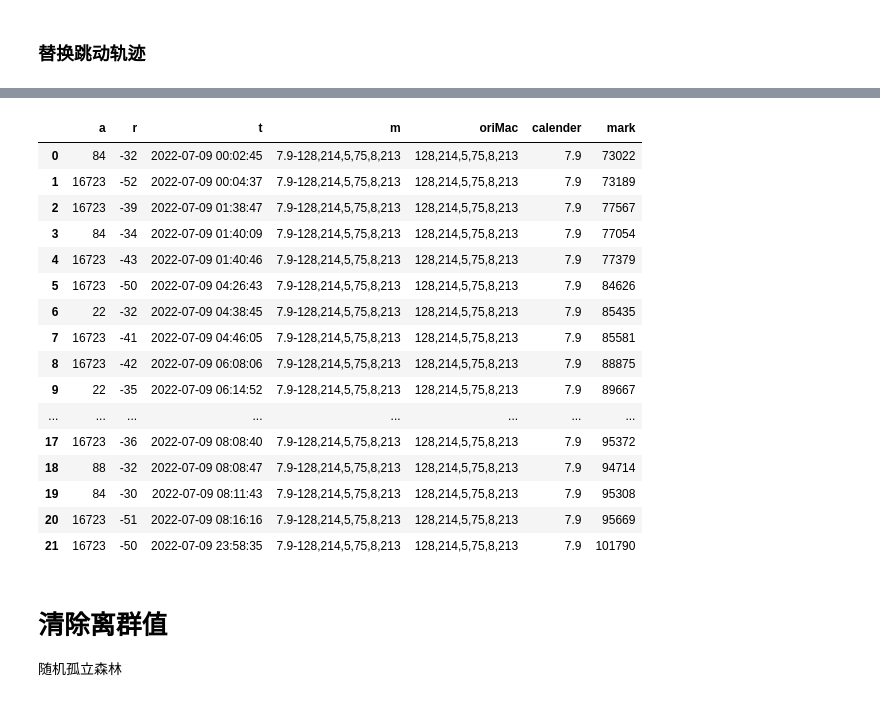
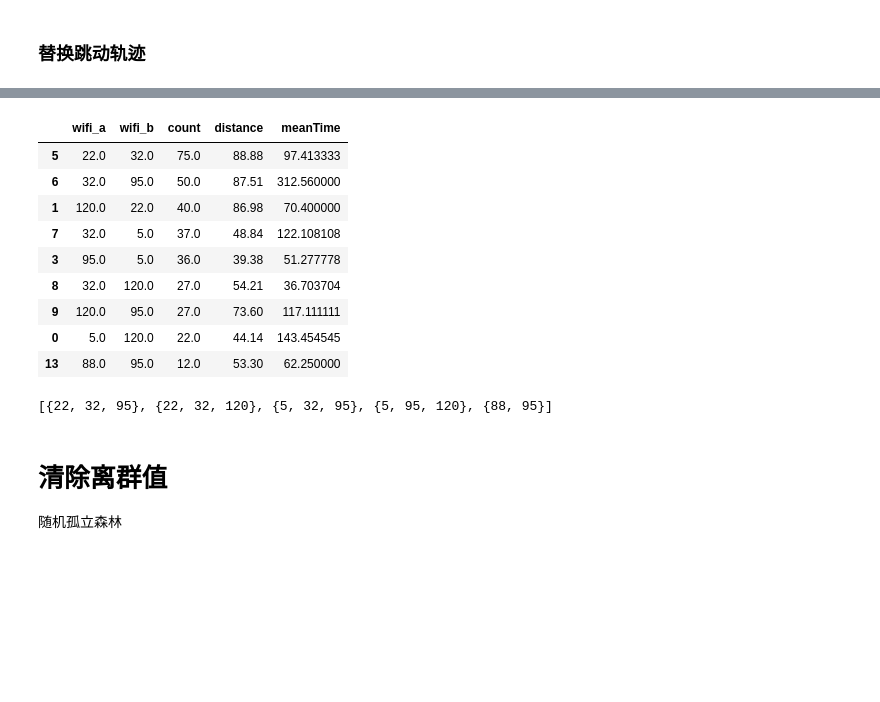
Before and after one commit to RickH-Arch/MEIRL-GAIL-Behavior-Cloning, a Jupyter notebook: wifi_track_data/wifi_track_data_clean_advanced.ipynb, the cells around one changed output, grey strips where cells are left out. Cells and saved outputs as stored; diff of their text form; code cells hidden in the pictures; blank space fills up the shorter version.

```diff
--- a/wifi_track_data/wifi_track_data_clean_advanced.ipynb
+++ b/wifi_track_data/wifi_track_data_clean_advanced.ipynb
@@ -525,0 +501,19 @@ del_marks
+# %%
+df_count = utils.GetJumpWifiTrack(df_now)
+df_count
+# %% [output]
+|  | wifi_a | wifi_b | count | distance | meanTime |
+| 5 | 22.0 | 32.0 | 75.0 | 88.88 | 97.413333 |
+| 6 | 32.0 | 95.0 | 50.0 | 87.51 | 312.560000 |
+| 1 | 120.0 | 22.0 | 40.0 | 86.98 | 70.400000 |
+| 7 | 32.0 | 5.0 | 37.0 | 48.84 | 122.108108 |
+| 3 | 95.0 | 5.0 | 36.0 | 39.38 | 51.277778 |
+| 8 | 32.0 | 120.0 | 27.0 | 54.21 | 36.703704 |
+| 9 | 120.0 | 95.0 | 27.0 | 73.60 | 117.111111 |
+| 0 | 5.0 | 120.0 | 22.0 | 44.14 | 143.454545 |
+| 13 | 88.0 | 95.0 | 12.0 | 53.30 | 62.250000 |
+# %%
+track_sets = utils.GetJumpTrackSets(df_count.wifi_a.values,df_count.wifi_b.values)
+track_sets
+# %% [output]
+[{22, 32, 95}, {22, 32, 120}, {5, 32, 95}, {5, 95, 120}, {88, 95}]
@@ -526,25 +545,5 @@ del_marks
 # %%
 df_now = df_now[df_now.mark.apply(lambda x : False if x in del_marks else True)].reset_index().drop('index',axis = 1)
-# %%
-df_now
-# %% [output]
-|  | a | r | t | m | oriMac | calender | mark |
-| 0 | 84 | -32 | 2022-07-09 00:02:45 | 7.9-128,214,5,75,8,213 | 128,214,5,75,8,213 | 7.9 | 73022 |
-| 1 | 16723 | -52 | 2022-07-09 00:04:37 | 7.9-128,214,5,75,8,213 | 128,214,5,75,8,213 | 7.9 | 73189 |
-| 2 | 16723 | -39 | 2022-07-09 01:38:47 | 7.9-128,214,5,75,8,213 | 128,214,5,75,8,213 | 7.9 | 77567 |
-| 3 | 84 | -34 | 2022-07-09 01:40:09 | 7.9-128,214,5,75,8,213 | 128,214,5,75,8,213 | 7.9 | 77054 |
-| 4 | 16723 | -43 | 2022-07-09 01:40:46 | 7.9-128,214,5,75,8,213 | 128,214,5,75,8,213 | 7.9 | 77379 |
-| 5 | 16723 | -50 | 2022-07-09 04:26:43 | 7.9-128,214,5,75,8,213 | 128,214,5,75,8,213 | 7.9 | 84626 |
-| 6 | 22 | -32 | 2022-07-09 04:38:45 | 7.9-128,214,5,75,8,213 | 128,214,5,75,8,213 | 7.9 | 85435 |
-| 7 | 16723 | -41 | 2022-07-09 04:46:05 | 7.9-128,214,5,75,8,213 | 128,214,5,75,8,213 | 7.9 | 85581 |
-| 8 | 16723 | -42 | 2022-07-09 06:08:06 | 7.9-128,214,5,75,8,213 | 128,214,5,75,8,213 | 7.9 | 88875 |
-| 9 | 22 | -35 | 2022-07-09 06:14:52 | 7.9-128,214,5,75,8,213 | 128,214,5,75,8,213 | 7.9 | 89667 |
-| ... | ... | ... | ... | ... | ... | ... | ... |
-| 17 | 16723 | -36 | 2022-07-09 08:08:40 | 7.9-128,214,5,75,8,213 | 128,214,5,75,8,213 | 7.9 | 95372 |
-| 18 | 88 | -32 | 2022-07-09 08:08:47 | 7.9-128,214,5,75,8,213 | 128,214,5,75,8,213 | 7.9 | 94714 |
-| 19 | 84 | -30 | 2022-07-09 08:11:43 | 7.9-128,214,5,75,8,213 | 128,214,5,75,8,213 | 7.9 | 95308 |
-| 20 | 16723 | -51 | 2022-07-09 08:16:16 | 7.9-128,214,5,75,8,213 | 128,214,5,75,8,213 | 7.9 | 95669 |
-| 21 | 16723 | -50 | 2022-07-09 23:58:35 | 7.9-128,214,5,75,8,213 | 128,214,5,75,8,213 | 7.9 | 101790 |
 # %%
 Show3DTrack(df_now)
 # %% [markdown]
```
Also changed, not shown: parts of 17 cells of this notebook, 5 other files.
